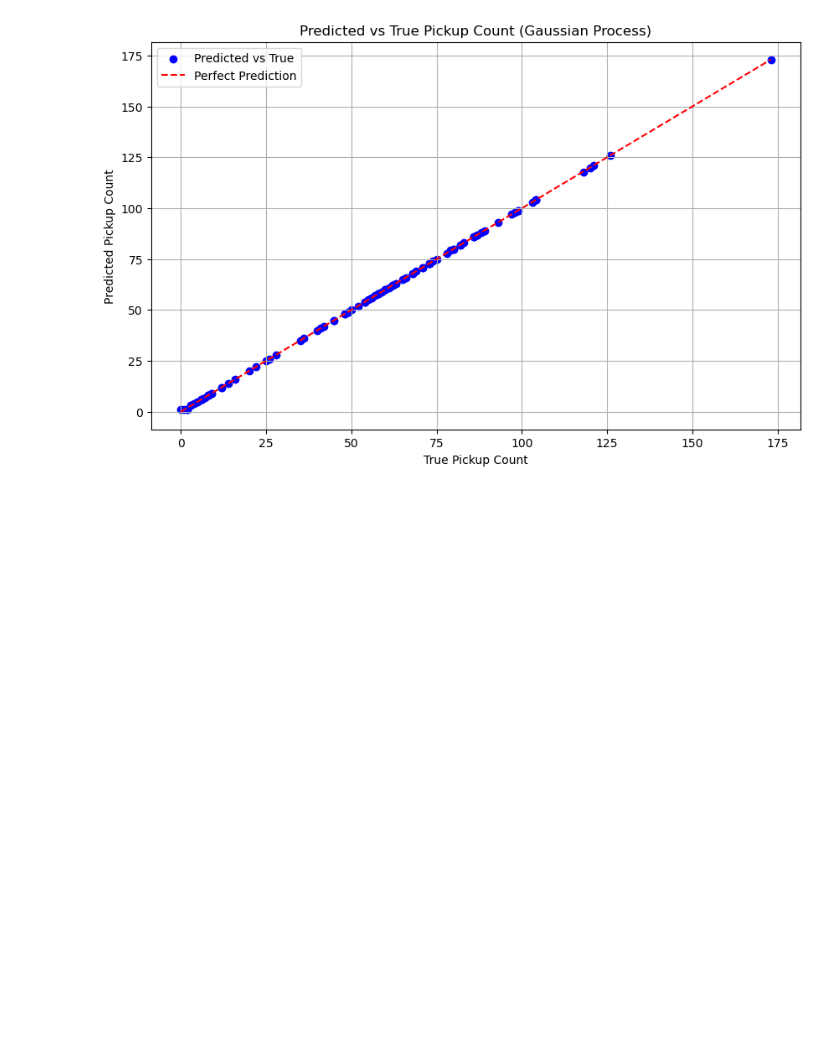
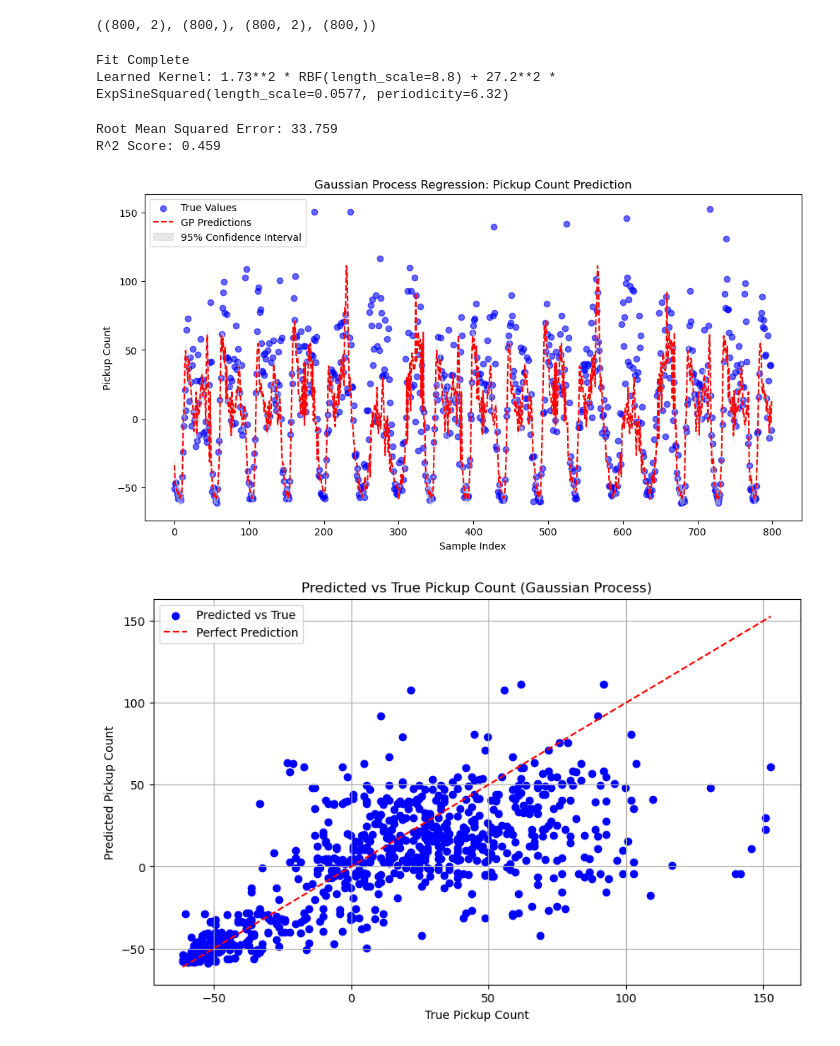
Before and after one commit to HarisNaveed17/predicting_taxi_fares, a Jupyter notebook: test_model.ipynb, the cells around one changed output. Saved outputs shown, nothing was run; the diff lists cells and outputs as text; code cells hidden in the pictures; blank space fills up the shorter version.

```diff
--- a/test_model.ipynb
+++ b/test_model.ipynb
@@ -91,10 +142,63 @@ Predicted
+# %%
+X_train.shape, y_train.shape, X_test.shape, y_test.shape
+# %% [output]
+((800, 2), (800,), (800, 2), (800,))
+# %%
+# Define the GP kernel
+# - RBF for smooth trends
+# - ExpSineSquared for periodicity
+kernel = (
+    C(10.0, (1e-3, 1e3))  # Constant term to scale the entire kernel
+    * RBF(length_scale=1.0, length_scale_bounds=(1e-2, 1e2))  # Squared exponential
+
+    + C(50.0, (1e-3, 1e3))  # Constant term for cosine scaling
+    * ExpSineSquared(length_scale=1.0, periodicity=336, periodicity_bounds=(1e-2, 1e2), length_scale_bounds=(1e-2, 1e2))  # Cosine
+)
+
+# Instantiate and fit the Gaussian Process Regressor
+gp = GaussianProcessRegressor(kernel=kernel, n_restarts_optimizer=50, alpha=1e-5)
+gp.fit(X_train, y_train)
+print("Fit Complete")
+print("Learned Kernel:", gp.kernel_)
+
+# Make predictions (add mean back)
+y_pred, sigma = gp.predict(X_test, return_std=True)
+# %% [output]
+Fit Complete
+Learned Kernel: 1.73**2 * RBF(length_scale=8.8) + 27.2**2 * ExpSineSquared(length_scale=0.0577, periodicity=6.32)
+# %%
+# Evaluate the model
+rmse = root_mean_squared_error(y_test, y_pred)
+r2 = r2_score(y_test, y_pred)
+print(f"Root Mean Squared Error: {rmse:.3f}")
+print(f"R^2 Score: {r2:.3f}")
+
+# Visualize predictions
+plt.figure(figsize=(12, 6))
+plt.scatter(range(len(y_test)), y_test, label="True Values", color="blue", alpha=0.6)
+plt.plot(range(len(y_pred)), y_pred, label="GP Predictions", color="red", linestyle="dashed")
+plt.fill_between(
+    range(len(y_pred)),
+    y_pred - 1.96 * sigma,
+    y_pred + 1.96 * sigma,
+    color="lightgrey",
+    alpha=0.5,
+    label="95% Confidence Interval",
+)
+plt.xlabel("Sample Index")
+plt.ylabel("Pickup Count")
+plt.title("Gaussian Process Regression: Pickup Count Prediction")
+plt.legend()
+plt.show()
+# %% [output]
+Root Mean Squared Error: 33.759
+R^2 Score: 0.459
+[figure, added]
 # %%
-import matplotlib.pyplot as plt
-
 # Prediction vs True Values plot
 plt.figure(figsize=(10, 6))
-plt.scatter(y, y_pred, color='blue', label='Predicted vs True')
-plt.plot([min(y), max(y)], [min(y), max(y)], color='red', linestyle='--', label='Perfect Prediction')
+plt.scatter(y_test, y_pred, color='blue', label='Predicted vs True')
+plt.plot([min(y_test), max(y_test)], [min(y_test), max(y_test)], color='red', linestyle='--', label='Perfect Prediction')
 plt.xlabel('True Pickup Count')
 plt.ylabel('Predicted Pickup Count')
 plt.title('Predicted vs True Pickup Count (Gaussian Process)')
@@ -102,4 +206,4 @@ plt.legend()
 plt.grid(True)
 plt.show()
 # %% [output]
-[figure, old version]
+[figure, new version]
```
Also changed, not shown: parts of 18 cells of this notebook, 1 other file.
